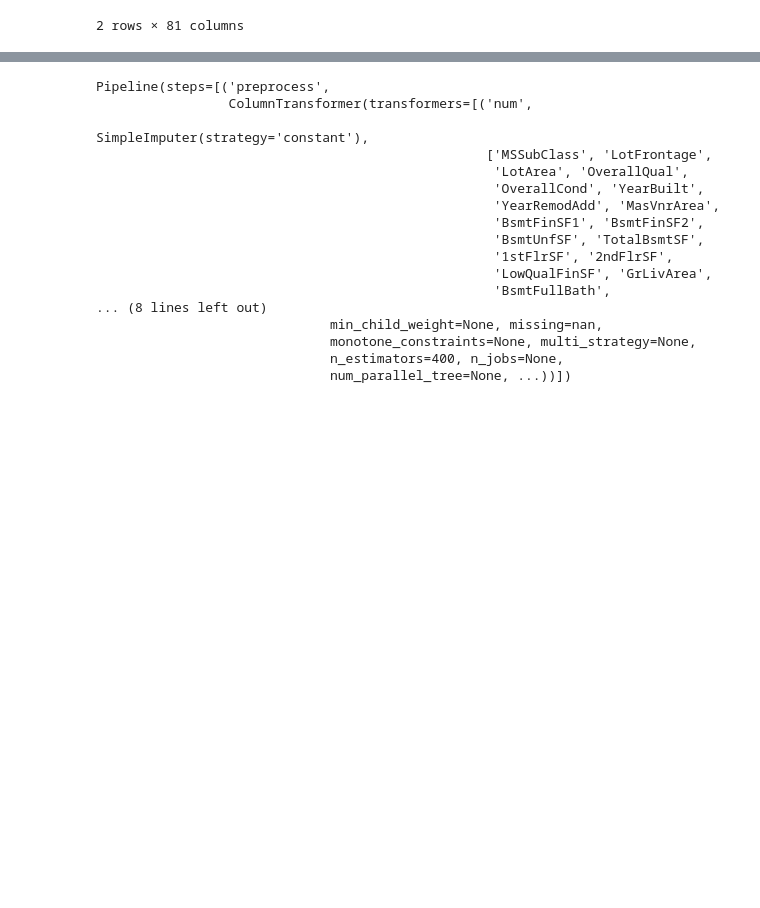
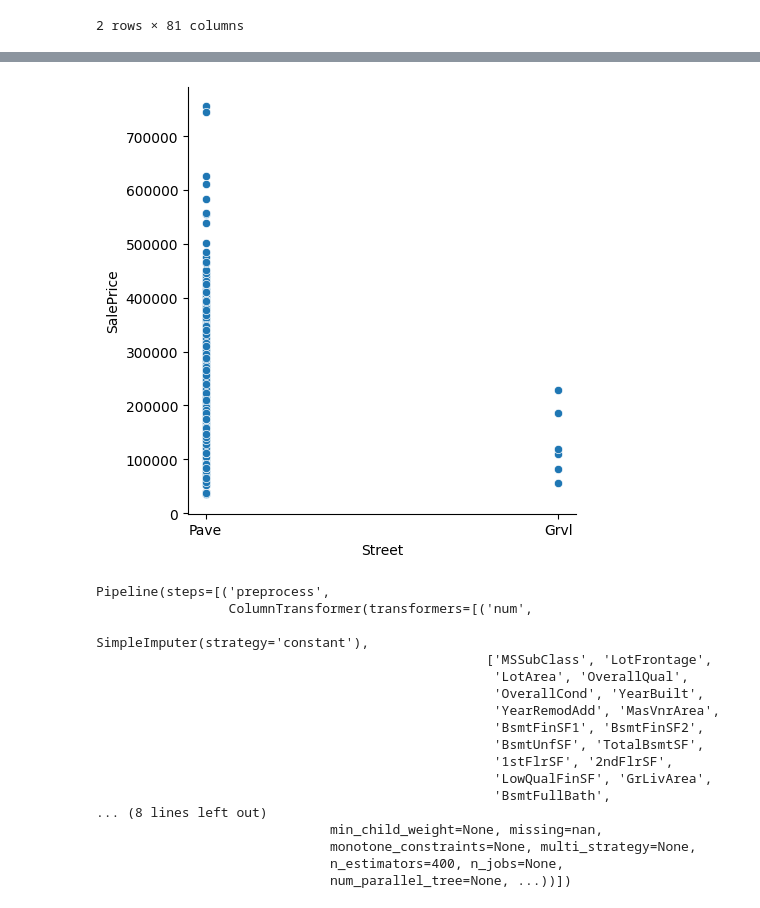
Before and after one commit to semingrai/Ames-Iowa-Housing-ML-Prediction, a Jupyter notebook: houseprice.ipynb, the cells around one changed output, grey strips where cells are left out. Drawn from its saved outputs; the diff is of its cells as text; code cells hidden in the pictures; blank space fills up the shorter version.

```diff
--- a/houseprice.ipynb
+++ b/houseprice.ipynb
@@ -73,3 +73,8 @@ train_Y = train.SalePrice
+# %%
+import seaborn as sns
+sns.relplot(x="Street", y="SalePrice", data=train);
+# %% [output]
+[figure, added]
 # %%
 from sklearn.pipeline import Pipeline
 from sklearn.compose import ColumnTransformer
```
Also changed, not shown: parts of 6 cells of this notebook.
